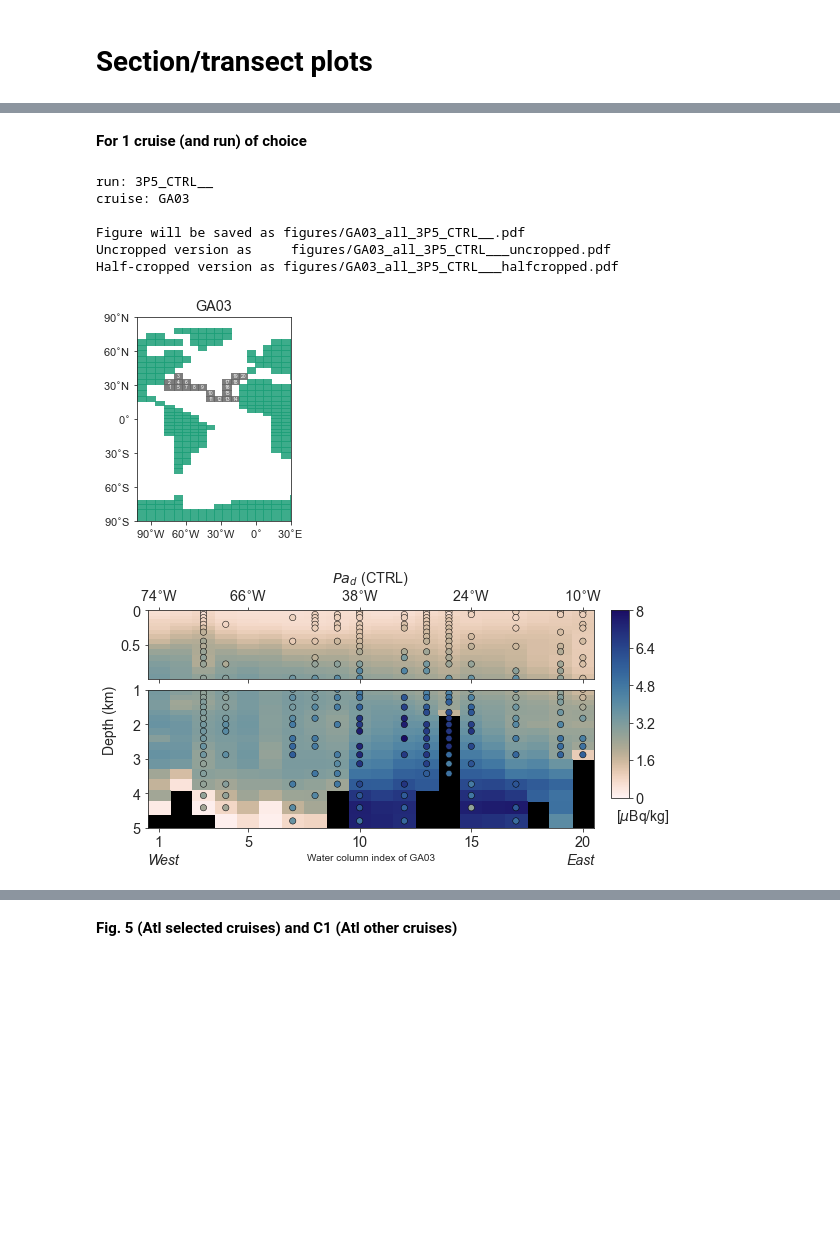
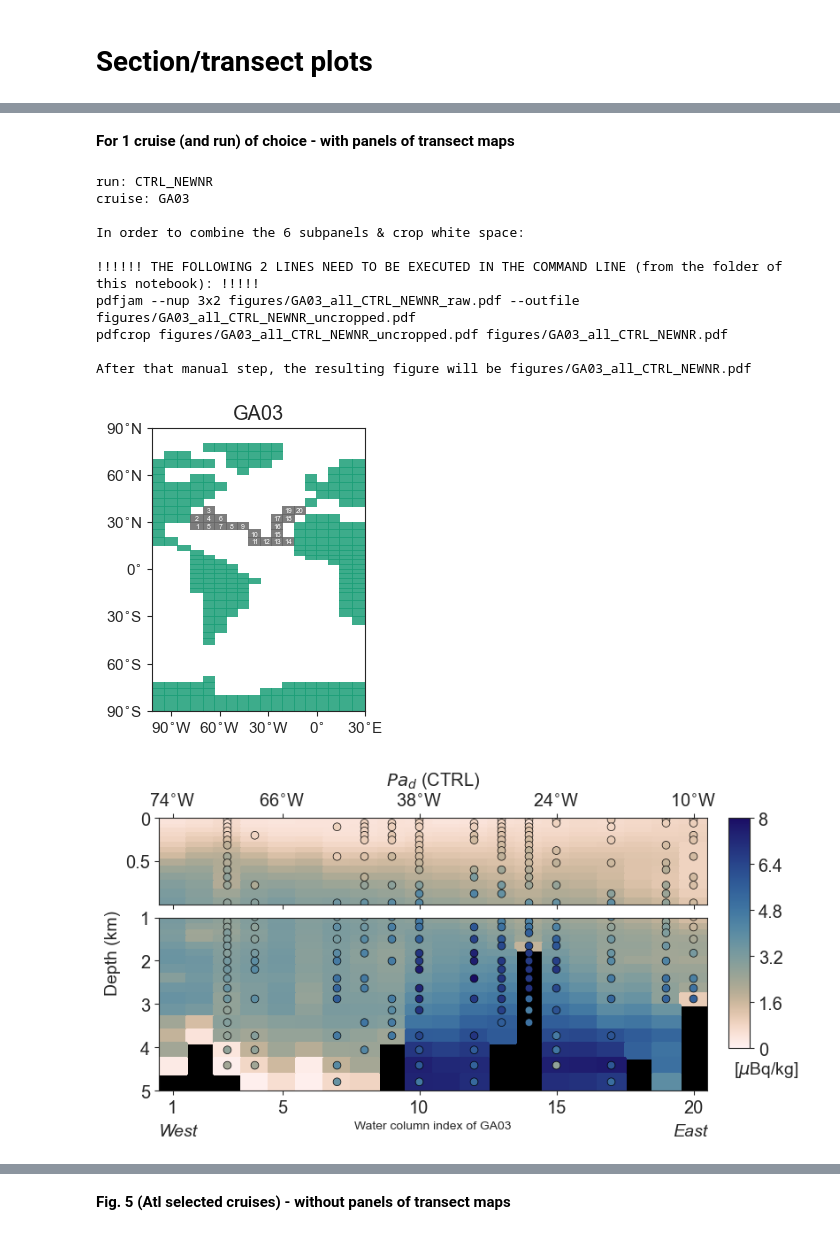
Before and after one commit to jeemijn/Atl-Pa-Th, a Jupyter notebook: 1_results_A_transect_figures.ipynb, the cells around one changed output, grey strips where cells are left out. Cells and saved outputs as stored; diff of their text form; code cells hidden in the pictures; blank space fills up the shorter version.

```diff
--- a/1_results_A_transect_figures.ipynb
+++ b/1_results_A_transect_figures.ipynb
@@ -205,12 +201,12 @@ spinup_yr = 1765
 
 ########### SETTINGS ########################################
 # FOR ALL FIGS IN THIS NOTEBOOK:
-# Fig. 5, C1 (use CTRL) and Fig. 11 (also uses other 3 runs):
-runs = [best_3P5_ctrl, particles_ctrl_yesneph, PFX1__09SV, PFREE_09SV]
+# Fig. 5, C1 (they use CTRL) and Fig. 11 (also uses the other 3 runs):
+runs = [ctrl, PFX1__18SV, PFX1__09SV, PFREE_09SV]
 
 # OTHER SETS OF RUNS TO PLAY AROUND:
-# runs = [particles_ctrl_yesneph, PFX1__14SV, PFX1__09SV]
-# runs = [best_3P5_ctrl, PFREE_14SV, PFREE_09SV]
+# runs = [PFX1__18SV, PFX1__14SV, PFX1__09SV]
+# runs = [ctrl, PFREE_14SV, PFREE_09SV]
 ##############################################################
 
 [datas, data_fulls] = f.load_data_multiple_runs(modeldir, runs, spinup_yr,
@@ -271,6 +267,7 @@ obs_p['path_ratio_p'] = obs_p.Pap / obs_p.Thp
 # => average obs to model grid
 [obs_p, obs_p_ave, obs_p_ave_num] = f.obs_to_model_grid(obs_p, fnctrl)
 obs_p.reset_index(inplace=True)
+obs_p_ave['path_ratio_p'] = obs_p_ave.Pap / obs_p_ave.Thp   # easy way to make Pap/Thp figure along GA03 and GA02
 # %% [output]
 Column 21 has mixed types as it contains quality control variables, which can be int or string. Fine.
 Reduced dataset from  96184  rows to  2166  rows after deleting nans.
@@ -426,13 +467,13 @@ The notebook already calls pdfjam followed by pdfCropMargins to cut away white b
 # %% [markdown]
-**For 1 cruise (and run) of choice**
+**For 1 cruise (and run) of choice - with panels of transect maps**
 # %%
 ## FIRST COMBINE ALL PLOTS INCL. TRAJECTORY MAP FOR 1 CRUISE
 
 ########################## SETTINGS ############################################
-run = best_3P5_ctrl
+run = ctrl
 this_cruise = 'GA03'
 
-out_file_name = str(savedir / (this_cruise + '_all_' + run))  # without .pdf
+out_file_name = str(savedir / (this_cruise + '_all_' + run))  # without .pdf; no spaces
 cmap = cmcr.lapaz_r
 this_vmin = 0.0
 vmaxs = {'Pad_Bq' : 8, 'Thd_Bq' : 25, 'Pap_Bq' : 0.2, 'Thp_Bq' : 2,
@@ -440,9 +481,6 @@ vmaxs = {'Pad_Bq' : 8, 'Thd_Bq' : 25, 'Pap_Bq' : 0.2, 'Thp_Bq' : 2,
 ################################################################################
 print('run:', run)
 print('cruise:', this_cruise)
-print('\nFigure will be saved as', out_file_name+'.pdf')
-print('Uncropped version as    ', out_file_name+'_uncropped.pdf')
-print('Half-cropped version as', out_file_name+'_halfcropped.pdf')
 
 basic_data_section = [t, model_coords_per_cruise, cmap, obs_d_ave, obs_p_ave]
 basic_data_trajectory = [data_fulls[run], t, model_coords_per_cruise, cmap]
@@ -457,7 +495,7 @@ else:
     p_available = False
     cruise_vars = ['Pad_Bq', 'Thd_Bq']
 
-with PdfPages(out_file_name+'_uncropped.pdf') as pdf:
+with PdfPages(out_file_name+'_raw.pdf') as pdf:
 
     ## A). first generate trajectory map for this cruise WITH whitespace on the left (once)
 
@@ -470,7 +508,6 @@ with PdfPages(out_file_name+'_uncropped.pdf') as pdf:
     fig.set_size_inches(8.134,4)
     # start subplot rectangle at left=68.75% of width s.t. same ratio stays the same(5.5/8=0.6875); others s.t. align with transect plot
     plt.subplots_adjust(left=0.6875, right=0.95, top=0.858, bottom=0.15)
-
     pdf.savefig()
 
     # set back global parameter as desired in the rest of the notebook
@@ -482,58 +519,47 @@ with PdfPages(out_file_name+'_uncropped.pdf') as pdf:
 
     ## B). then plot section for dissolved
     for this_var in ['Pad_Bq', 'Thd_Bq']:
         this_title = var_label[this_var]+' ('+labels[run]+')'
         fig = f.generate_1_section_plot_fig(dataset=data_fulls[run], variable=this_var, title=this_title,
                                             cruise=this_cruise, basic_data=basic_data_section,
                                             this_vmin=this_vmin, vmaxs=vmaxs)
         pdf.savefig(bbox_inches='tight')
 
     if p_available:
         ## C). create 1 empty map figure to align
         fig, ax = plt.subplots(1,figsize=(map_width, map_height))
         ax.set_axis_off()
         pdf.savefig(fig)
 
         ## D). then plot section for particle-bound
         for this_var in ['Pap_Bq', 'Thp_Bq']:
             this_title = var_label[this_var]+' ('+labels[run]+')'
             fig = f.generate_1_section_plot_fig(dataset=data_fulls[run], variable=this_var, title=this_title,
                                                 cruise=this_cruise, basic_data=basic_data_section,
                                                 this_vmin=this_vmin, vmaxs=vmaxs, avoid_negative=True)
             pdf.savefig(bbox_inches='tight')
 
-## COMBINE SUBPLOTS INTO 1 PAGE WITH pdfjam
-pdf_jam_location = !which pdfjam
-if pdf_jam_location[0].find('not found') != -1:
-   raise Exception("ERROR: pdfjam not found. Please install pdfjam (see installation instructions above).")
-
+## COMBINE SUBPLOTS INTO 1 PAGE WITH pdfjam & pdfcrop
+print("\nIn order to combine the 6 subpanels & crop white space:\n")
+print("!!!!!! THE FOLLOWING 2 LINES NEED TO BE EXECUTED IN THE COMMAND LINE (from the folder of this notebook): !!!!!")
 if p_available:
-    os.system('pdfjam --nup 3x2 '+out_file_name+'_uncropped.pdf --outfile '+out_file_name+'_uncropped.pdf')
+    print('pdfjam --nup 3x2 '+out_file_name+'_raw.pdf --outfile '+out_file_name+'_uncropped.pdf')
 else:
-    os.system('pdfjam --nup 3x1 '+out_file_name+'_uncropped.pdf --outfile '+out_file_name+'_uncropped.pdf')
-
-# for some reason using the settings '--pagetemplate=2' or '--templatesize={8}{4}' in pdfjam
-#      [see PDFpages manual from here: https://github.com/rrthomas/pdfjam#using
-# did not work to combine and rescale them as I want. That is why I found the hacky solution with extra whitespace in the map
-
-## CROP AWAY WHITE BORDER WITH pdfCropMargins
-# I am using python package pdfCropMargins ('from pdfCropMargins import crop' is at top of notebook).
-# Alternative: command line tool pdfjam, but I didn't get its dependencies to work on OS X. Syntax would be:
-# os.system('pdfcrop '+out_file_name+'.pdf '+out_file_name+'.pdf')
-
-# crop twice
-crop([out_file_name+"_uncropped.pdf", "--outfile", out_file_name+"_halfcropped.pdf"])
-crop([out_file_name+"_halfcropped.pdf", "--outfile", out_file_name+".pdf"])
-# python syntax: https://github.com/abarker/pdfCropMargins#python-interface
-# documentation of flags: https://github.com/abarker/pdfCropMargins#documentation
+    print('pdfjam --nup 3x1 '+out_file_name+'_raw.pdf --outfile '+out_file_name+'_uncropped.pdf')
+print('pdfcrop '+out_file_name+'_uncropped.pdf '+out_file_name+'.pdf')
+print('\nAfter that manual step, the resulting figure will be '+out_file_name+'.pdf')
 
 plt.close()
 # %% [output]
-run: 3P5_CTRL__
+run: CTRL_NEWNR
 cruise: GA03
 
-Figure will be saved as figures/GA03_all_3P5_CTRL__.pdf
-Uncropped version as     figures/GA03_all_3P5_CTRL___uncropped.pdf
-Half-cropped version as figures/GA03_all_3P5_CTRL___halfcropped.pdf
+In order to combine the 6 subpanels & crop white space:
+
+!!!!!! THE FOLLOWING 2 LINES NEED TO BE EXECUTED IN THE COMMAND LINE (from the folder of this notebook): !!!!!
+pdfjam --nup 3x2 figures/GA03_all_CTRL_NEWNR_raw.pdf --outfile figures/GA03_all_CTRL_NEWNR_uncropped.pdf
+pdfcrop figures/GA03_all_CTRL_NEWNR_uncropped.pdf figures/GA03_all_CTRL_NEWNR.pdf
+
+After that manual step, the resulting figure will be figures/GA03_all_CTRL_NEWNR.pdf
-[figure, old version]
+[figure, new version]
-[figure, old version]
+[figure, new version]
@@ -543,5 +569,5 @@ Half-cropped version as figures/GA03_all_3P5_CTRL___halfcropped.pdf
 # %% [markdown]
-**Fig. 5 (Atl selected cruises) and C1 (Atl other cruises)**
+**Fig. 5 (Atl selected cruises) - without panels of transect maps**
 # %%
 ## COMBINE ALL PLOTS FOR ENTIRE ATLANTIC OR PACIFIC
 # usually we exclude ng and GAc02 since they only have a few stations (can be changed in cruise_list setting)
```
Also changed, not shown: parts of 20 cells of this notebook, 19 other files.
